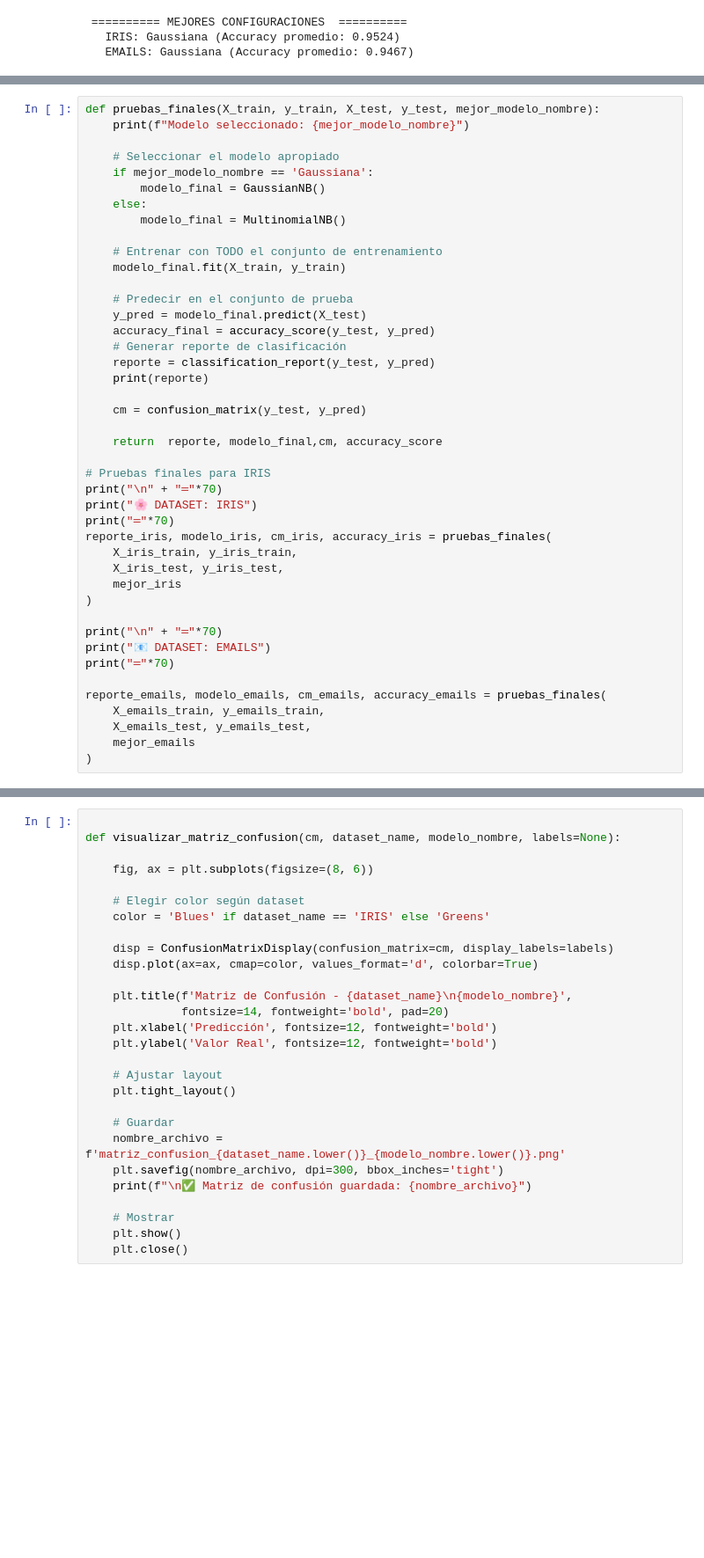
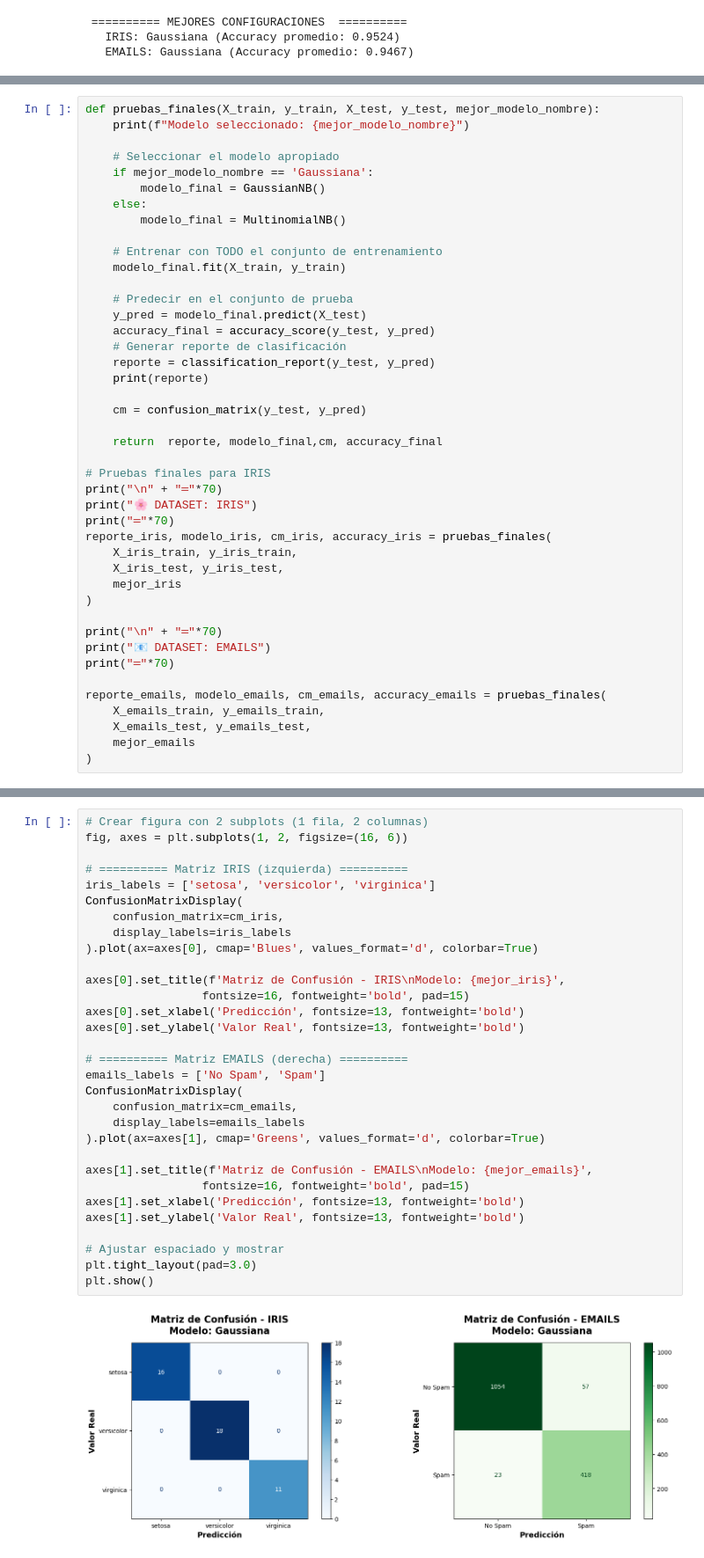
Before and after one commit to naomirobles/aprendizaje_automatico, a Jupyter notebook: Practica4/Prog.ipynb, the cells around one changed output, grey strips where cells are left out. Shown: that part at 88% size. Saved outputs shown, nothing was run; the diff lists cells and outputs as text; blank space fills up the shorter version.

Commit message:
practica 4 finalizada

```diff
--- a/Practica4/Prog.ipynb
+++ b/Practica4/Prog.ipynb
@@ -271,7 +273,7 @@ def pruebas_finales(X_train, y_train, X_test, y_test, mejor_modelo_nombre):
 
     cm = confusion_matrix(y_test, y_pred)
 
-    return  reporte, modelo_final,cm, accuracy_score
+    return  reporte, modelo_final,cm, accuracy_final
 
 # Pruebas finales para IRIS
 print("\n" + "═"*70)
@@ -369,28 +372,33 @@ TypeError: unsupported format string passed to function.__format__
 # %%
+# Crear figura con 2 subplots (1 fila, 2 columnas)
+fig, axes = plt.subplots(1, 2, figsize=(16, 6))
 
-def visualizar_matriz_confusion(cm, dataset_name, modelo_nombre, labels=None):
+# ========== Matriz IRIS (izquierda) ==========
+iris_labels = ['setosa', 'versicolor', 'virginica']
+ConfusionMatrixDisplay(
+    confusion_matrix=cm_iris,
+    display_labels=iris_labels
+).plot(ax=axes[0], cmap='Blues', values_format='d', colorbar=True)
 
-    fig, ax = plt.subplots(figsize=(8, 6))
+axes[0].set_title(f'Matriz de Confusión - IRIS\nModelo: {mejor_iris}',
+                 fontsize=16, fontweight='bold', pad=15)
+axes[0].set_xlabel('Predicción', fontsize=13, fontweight='bold')
+axes[0].set_ylabel('Valor Real', fontsize=13, fontweight='bold')
 
-    # Elegir color según dataset
-    color = 'Blues' if dataset_name == 'IRIS' else 'Greens'
+# ========== Matriz EMAILS (derecha) ==========
+emails_labels = ['No Spam', 'Spam']
+ConfusionMatrixDisplay(
+    confusion_matrix=cm_emails,
+    display_labels=emails_labels
+).plot(ax=axes[1], cmap='Greens', values_format='d', colorbar=True)
 
-    disp = ConfusionMatrixDisplay(confusion_matrix=cm, display_labels=labels)
-    disp.plot(ax=ax, cmap=color, values_format='d', colorbar=True)
+axes[1].set_title(f'Matriz de Confusión - EMAILS\nModelo: {mejor_emails}',
+                 fontsize=16, fontweight='bold', pad=15)
+axes[1].set_xlabel('Predicción', fontsize=13, fontweight='bold')
+axes[1].set_ylabel('Valor Real', fontsize=13, fontweight='bold')
 
-    plt.title(f'Matriz de Confusión - {dataset_name}\n{modelo_nombre}',
-              fontsize=14, fontweight='bold', pad=20)
-    plt.xlabel('Predicción', fontsize=12, fontweight='bold')
-    plt.ylabel('Valor Real', fontsize=12, fontweight='bold')
-
-    # Ajustar layout
-    plt.tight_layout()
-
-    # Guardar
-    nombre_archivo = f'matriz_confusion_{dataset_name.lower()}_{modelo_nombre.lower()}.png'
-    plt.savefig(nombre_archivo, dpi=300, bbox_inches='tight')
-    print(f"\n✅ Matriz de confusión guardada: {nombre_archivo}")
-
-    # Mostrar
-    plt.show()
-    plt.close()
+# Ajustar espaciado y mostrar
+plt.tight_layout(pad=3.0)
+plt.show()
+# %% [output]
+[figure, added]
```
Also changed, not shown: parts of 7 cells of this notebook.
